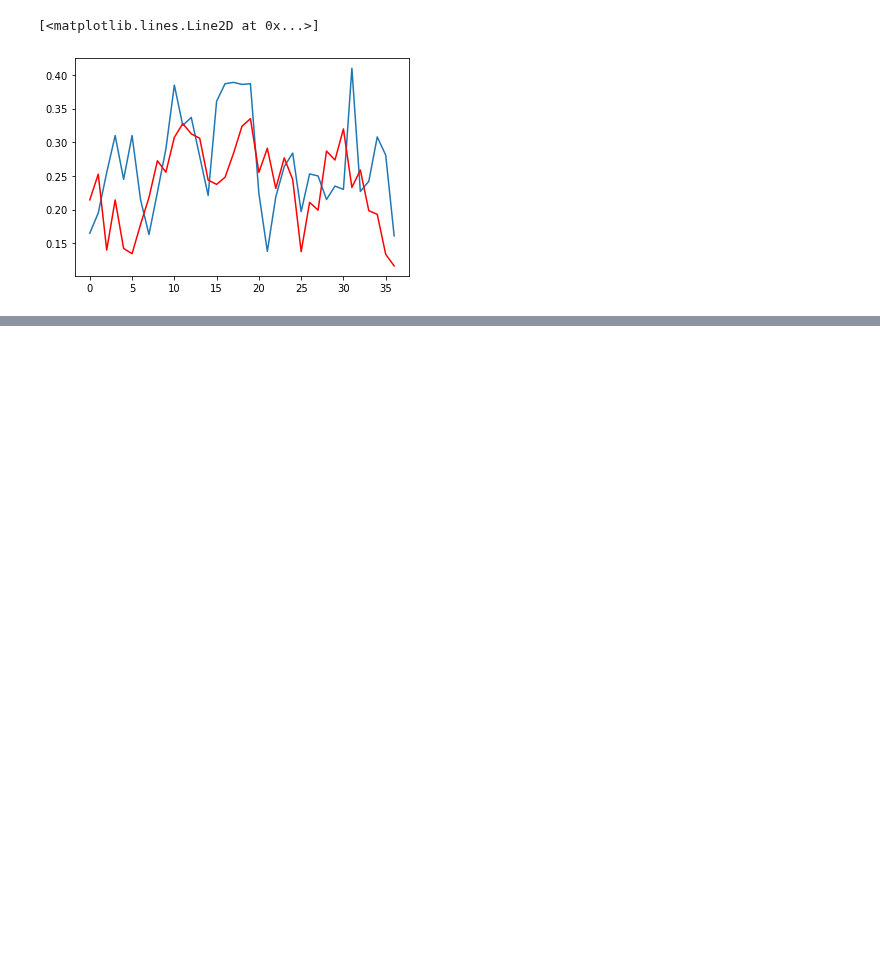
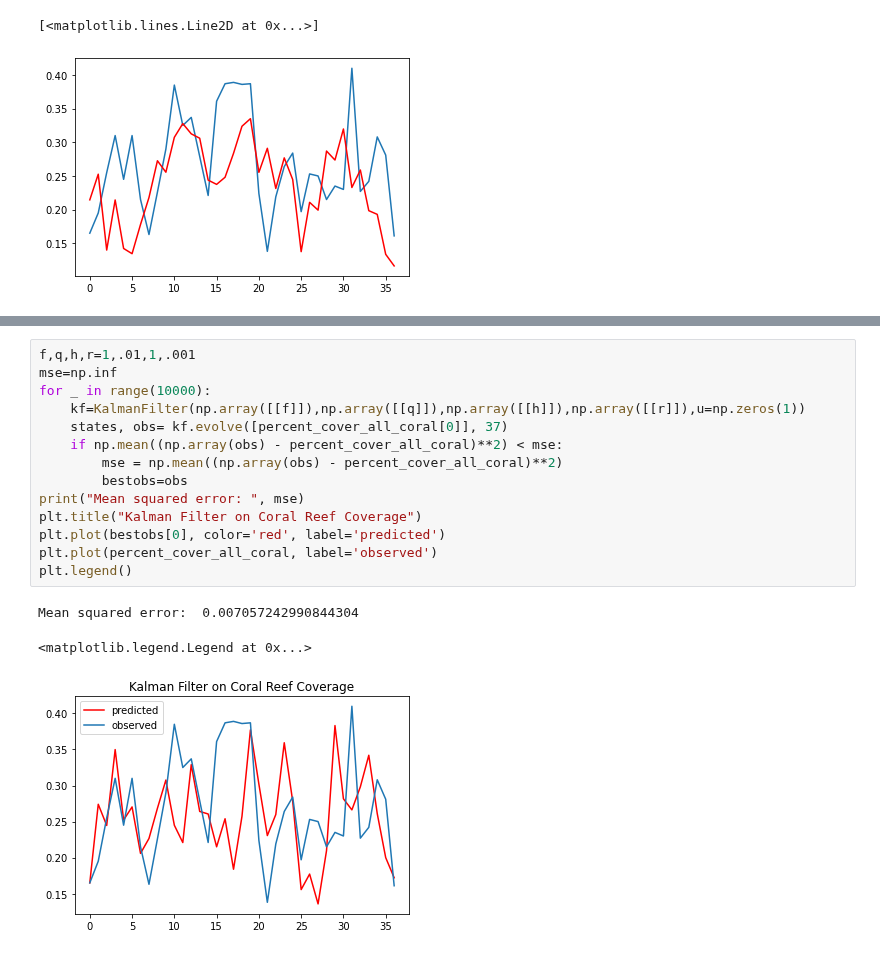
Before and after one commit to zaccmeyer/2020Crime, a Jupyter notebook: winter2024/mckay_vol3.ipynb, the cells around one changed output, grey strips where cells are left out. Drawn from its saved outputs; the diff is of its cells as text; blank space fills up the shorter version.

```diff
--- a/winter2024/mckay_vol3.ipynb
+++ b/winter2024/mckay_vol3.ipynb
@@ -498,3 +534,21 @@ plt.plot(bestobs[0], 'r')
+# %%
+f,q,h,r=1,.01,1,.001
+mse=np.inf
+for _ in range(10000):
+    kf=KalmanFilter(np.array([[f]]),np.array([[q]]),np.array([[h]]),np.array([[r]]),u=np.zeros(1))
+    states, obs= kf.evolve([percent_cover_all_coral[0]], 37)
+    if np.mean((np.array(obs) - percent_cover_all_coral)**2) < mse:
+        mse = np.mean((np.array(obs) - percent_cover_all_coral)**2)
+        bestobs=obs
+print("Mean squared error: ", mse)
+plt.title("Kalman Filter on Coral Reef Coverage")
+plt.plot(bestobs[0], color='red', label='predicted')
+plt.plot(percent_cover_all_coral, label='observed')
+plt.legend()
+# %% [output]
+Mean squared error:  0.007057242990844304
+<matplotlib.legend.Legend at 0x...>
+[figure, added]
 # %%
 print(best_mse)
 print(best_params)
```
Also changed, not shown: parts of 7 cells of this notebook, 2 other files.
